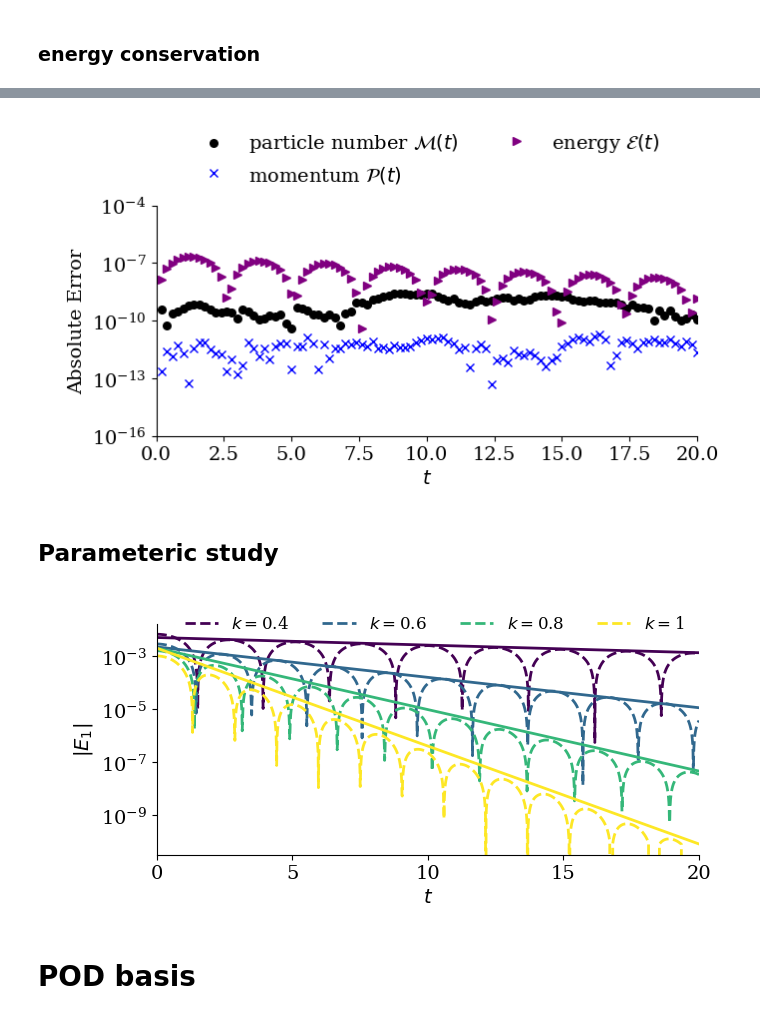
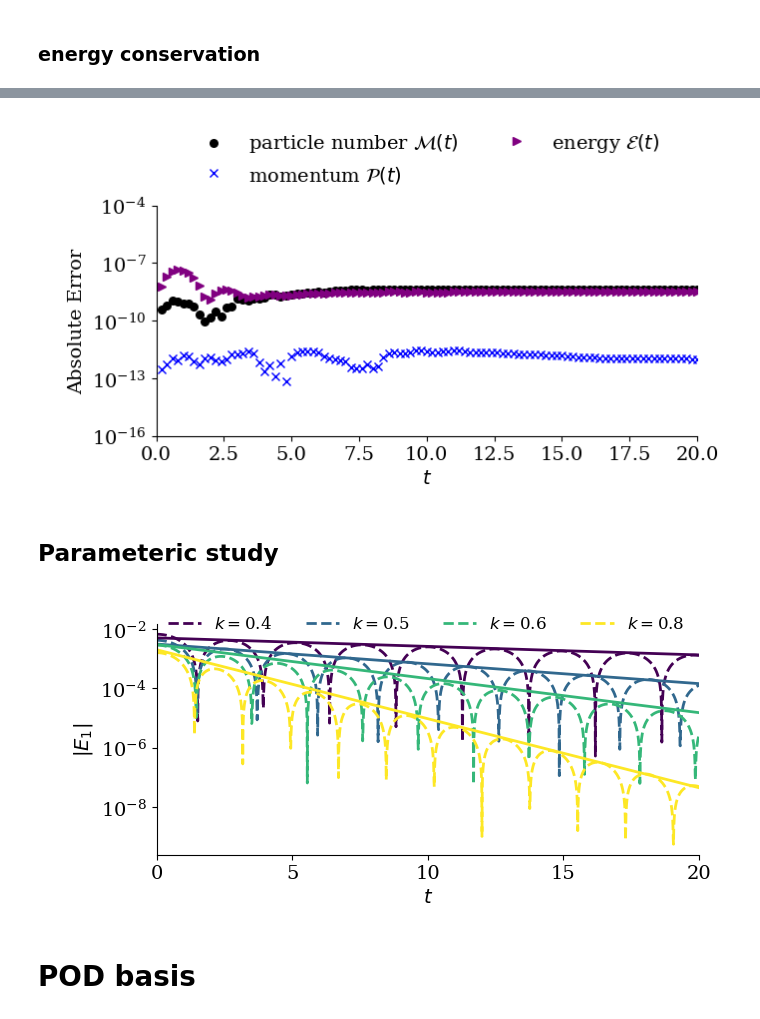
Before and after one commit to opaliss/HermiteFD-ROM, a Jupyter notebook: FOM/linear_landau_damping_FOM.ipynb, the cells around one changed output, grey strips where cells are left out. Drawn from its saved outputs; the diff is of its cells as text; code cells hidden in the pictures.

```diff
--- a/FOM/linear_landau_damping_FOM.ipynb
+++ b/FOM/linear_landau_damping_FOM.ipynb
@@ -21,8 +21,8 @@ matplotlib.rc('ytick', labelsize=14)
 # %% [markdown]
 # Linear Landau damping
 # %%
-k_ = 0.4
-setup = SimulationSetupFOM(Nx=300,
+k_ = 1
+setup = SimulationSetupFOM(Nx=150,
                            Nv=100,
                            epsilon=1e-2,
                            alpha_e=np.sqrt(2),
@@ -260,11 +260,11 @@ text = ax.text(-0.2,1.05, " ", transform=ax.transAxes)
 legend.get_frame().set_alpha(0)
 #plt.savefig("../figs/FOM/linear_landau/conservation_" + str(setup.Nv) + "_two_stream_FOM.png", bbox_extra_artists=(legend,text), bbox_inches='tight', dpi=600)
 # %% [output]
-[figure, old version]
+[figure, new version]
 # %% [markdown]
 ## Parameteric study
 # %%
-k_vector = [0.4, 0.6, 0.8, 1]
+k_vector = [0.4, 0.5, 0.6, 0.8]
 # %%
 colors = plt.cm.viridis(np.linspace(0,1,len(k_vector)))
 # %%
@@ -277,27 +277,27 @@ for kk in range(0, len(k_vector)):
 # %%
 # plot the electric field damping rate
 fig, ax = plt.subplots(figsize=(7, 3))
 for kk in range(0, len(k_vector)):
     ax.plot(setup.t_vec, np.abs(E_vector_coeff[kk, :]), "--", linewidth=2, color=colors[kk], label=r"$k=$" + str(round(k_vector[kk], 1)))
 
 ax.plot(setup.t_vec, 5e-3*np.exp(-0.06612*sol_midpoint_t), linewidth=2, color=colors[0])
-ax.plot(setup.t_vec, 2.2e-3*np.exp(-0.26411*sol_midpoint_t), linewidth=2, color=colors[1])
-ax.plot(setup.t_vec, 2e-3*np.exp(-0.53455*sol_midpoint_t), linewidth=2, color=colors[2])
-ax.plot(setup.t_vec, 2e-3*np.exp(-0.8513*sol_midpoint_t), linewidth=2, color=colors[3])
+ax.plot(setup.t_vec, 3.1e-3*np.exp(-0.15335*sol_midpoint_t), linewidth=2, color=colors[1])
+ax.plot(setup.t_vec, 3e-3*np.exp(-0.26411*sol_midpoint_t), linewidth=2, color=colors[2])
+ax.plot(setup.t_vec, 2e-3*np.exp(-0.53455*sol_midpoint_t), linewidth=2, color=colors[3])
 
 ax.set_yscale("log")
 ax.spines['right'].set_visible(False)
 ax.spines['top'].set_visible(False)
 ax.set_ylabel("$|E_{1}|$")
 ax.set_xlabel("$ t$")
 ax.set_xticks([0, 5, 10, 15, 20])
 ax.set_xlim(0, 20)
 legend = ax.legend(ncols=4, fancybox=False, shadow=False, fontsize=12, loc='upper right', bbox_to_anchor=(1, 1.1))
 legend.get_frame().set_alpha(0)
 text = ax.text(-0.2,1.05, " ", transform=ax.transAxes)
 plt.savefig("../figs/FOM/linear_landau/linear_landau_electric_field_damping_rate_FOM_parameteric.png", bbox_extra_artists=(legend,text), bbox_inches='tight', dpi=600)
 # %% [output]
-[figure, old version]
+[figure, new version]
 # %% [markdown]
 # POD basis
 # %%
```
Also changed, not shown: parts of 15 cells of this notebook, 6 other files.
